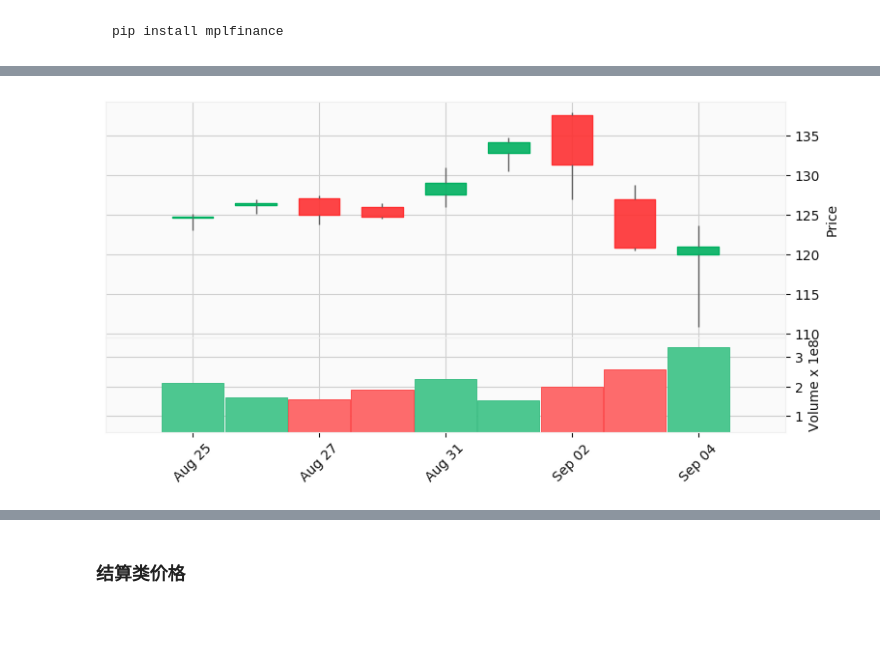
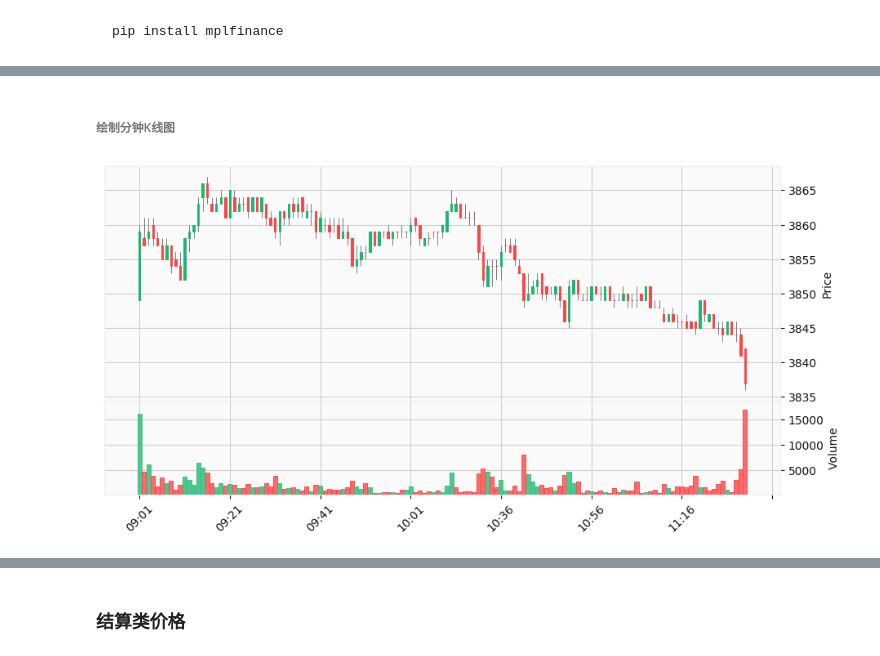
Before and after one commit to christinemu/quant-trading, a Jupyter notebook: TradingBasics.ipynb, the cells around one changed output, grey strips where cells are left out. Saved outputs shown, nothing was run; the diff lists cells and outputs as text; code cells hidden in the pictures; blank space fills up the shorter version.

Commit message:
BasicsStrategy200910

```diff
--- a/TradingBasics.ipynb
+++ b/TradingBasics.ipynb
@@ -386,0 +431,4 @@ mpf.plot(ohlc,type,style,mav,volume=False)
+# %%
+intraday = pd.read_csv('./data/tradingBasics/rb2010.csv')
+intraday.head()
+intraday.shape
@@ -386,0 +445,4 @@ mpf.plot(ohlc,type,style,mav,volume=False)
+# %%
+intraday['Date'] = pd.to_datetime(intraday['Date'])
+intraday.set_index('Date',inplace=True)
+intraday.head()
@@ -387,4 +457,6 @@ mpf.plot(ohlc,type,style,mav,volume=False)
+# %% [markdown]
+###### 绘制分钟K线图
 # %%
-mpf.plot(aprice,type='candle',style='yahoo',volume=True,figratio=(12,6),figscale=0.85)
+mpf.plot(intraday,type='candle',style='yahoo',volume=True,figratio=(12,6),figscale=1)
 # %% [output]
-[figure, old version]
+[figure, new version]
```
Also changed, not shown: parts of 26 cells of this notebook, 8 other files.
